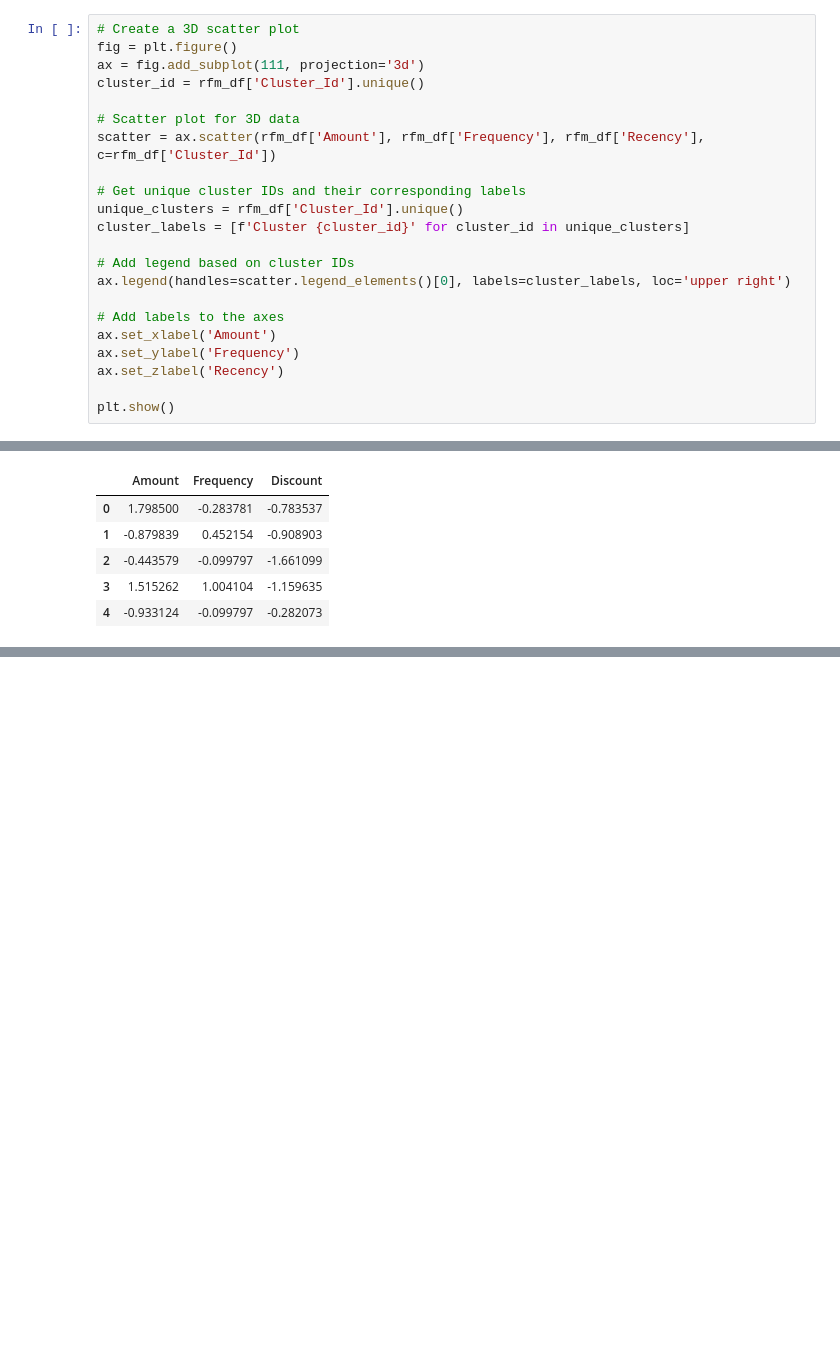
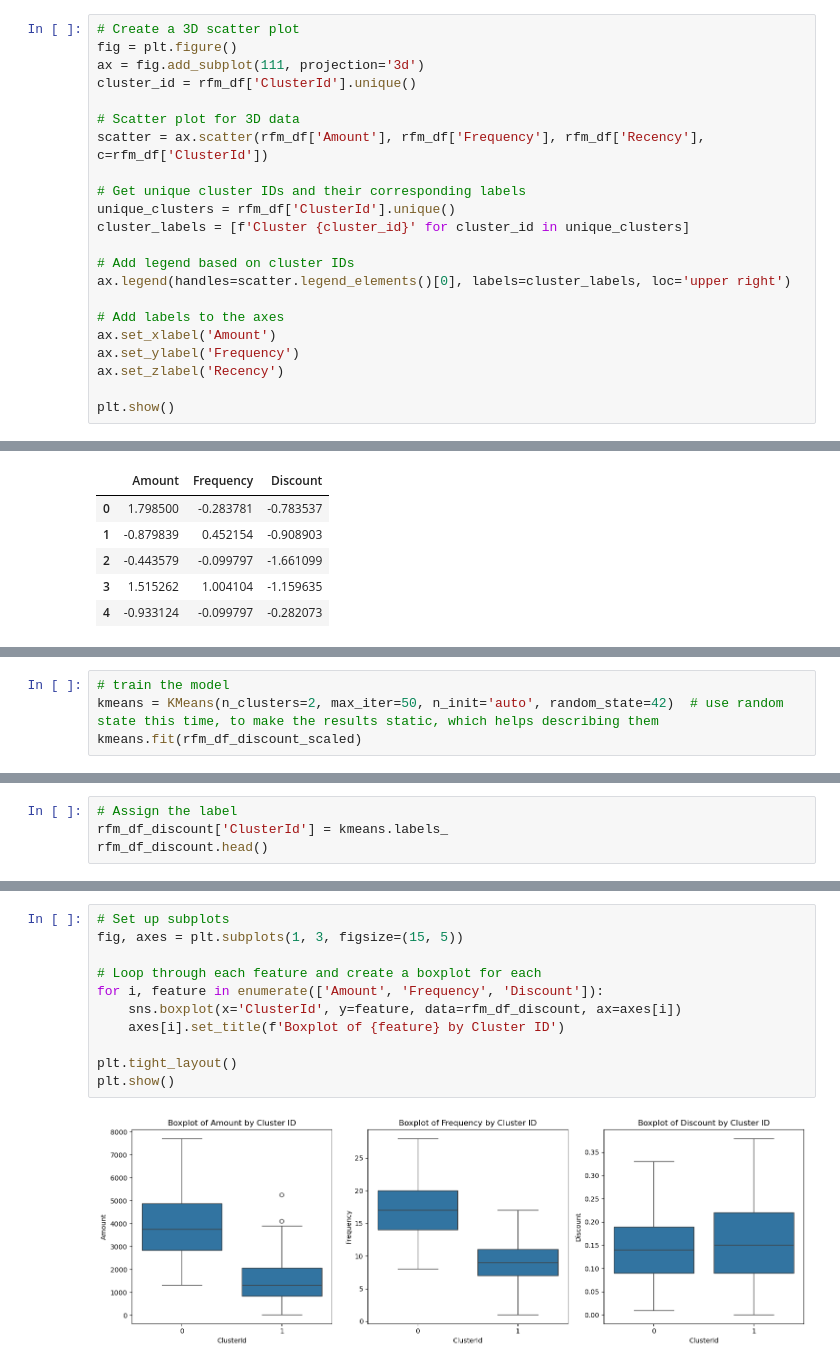
Before and after one commit to michalpasternak7/e-Commerce, a Jupyter notebook: superstore_clustering.ipynb, the cells around one changed output, grey strips where cells are left out. Drawn from its saved outputs; the diff is of its cells as text; blank space fills up the shorter version.

```diff
--- a/superstore_clustering.ipynb
+++ b/superstore_clustering.ipynb
@@ -459,13 +458,13 @@ plt.show()
 # Create a 3D scatter plot
 fig = plt.figure()
 ax = fig.add_subplot(111, projection='3d')
-cluster_id = rfm_df['Cluster_Id'].unique()
+cluster_id = rfm_df['ClusterId'].unique()
 
 # Scatter plot for 3D data
-scatter = ax.scatter(rfm_df['Amount'], rfm_df['Frequency'], rfm_df['Recency'], c=rfm_df['Cluster_Id'])
+scatter = ax.scatter(rfm_df['Amount'], rfm_df['Frequency'], rfm_df['Recency'], c=rfm_df['ClusterId'])
 
 # Get unique cluster IDs and their corresponding labels
-unique_clusters = rfm_df['Cluster_Id'].unique()
+unique_clusters = rfm_df['ClusterId'].unique()
 cluster_labels = [f'Cluster {cluster_id}' for cluster_id in unique_clusters]
 
 # Add legend based on cluster IDs
@@ -708,0 +701,4 @@ For n_clusters=8, the silhouette score is 0.25402793849255245
+# %%
+# train the model
+kmeans = KMeans(n_clusters=2, max_iter=50, n_init='auto', random_state=42)  # use random state this time, to make the results static, which helps describing them
+kmeans.fit(rfm_df_discount_scaled)
@@ -708,0 +707,4 @@ For n_clusters=8, the silhouette score is 0.25402793849255245
+# %%
+# Assign the label
+rfm_df_discount['ClusterId'] = kmeans.labels_
+rfm_df_discount.head()
@@ -708,0 +722,13 @@ For n_clusters=8, the silhouette score is 0.25402793849255245
+# %%
+# Set up subplots
+fig, axes = plt.subplots(1, 3, figsize=(15, 5))
+
+# Loop through each feature and create a boxplot for each
+for i, feature in enumerate(['Amount', 'Frequency', 'Discount']):
+    sns.boxplot(x='ClusterId', y=feature, data=rfm_df_discount, ax=axes[i])
+    axes[i].set_title(f'Boxplot of {feature} by Cluster ID')
+
+plt.tight_layout()
+plt.show()
+# %% [output]
+[figure, added]
```
Also changed, not shown: parts of 17 cells of this notebook, 3 other files.
